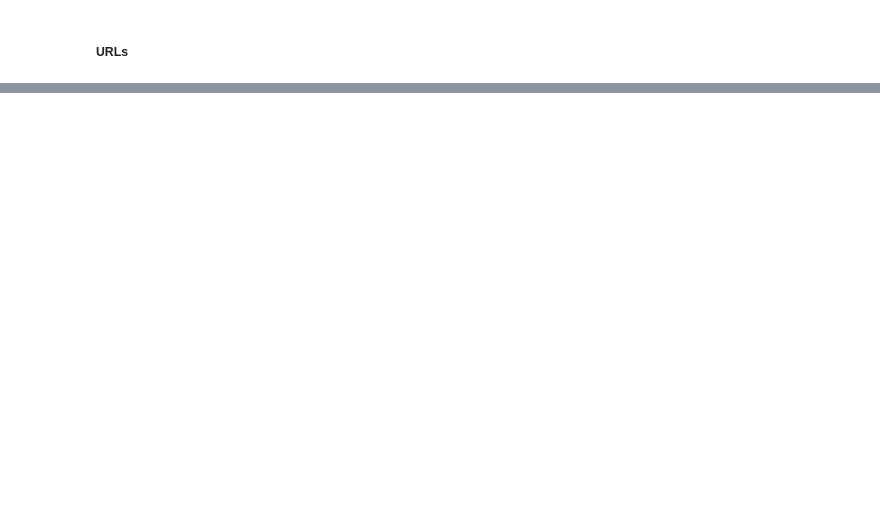
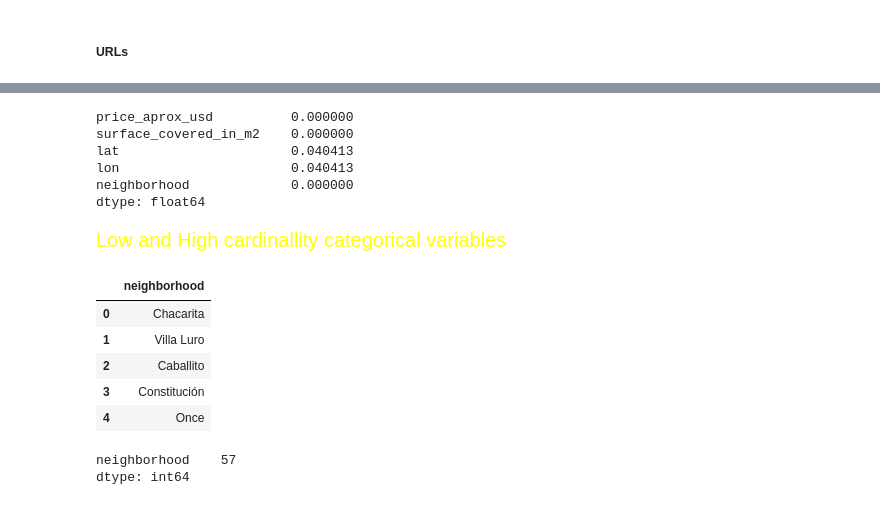
Before and after one commit to tech-ml-quant-luv/Applied_data_science_lab_worldquant, a Jupyter notebook: Project 2 - Housing in Buenos Aires/price_and_everything.ipynb, the cells around one changed output, grey strips where cells are left out. Cells and saved outputs as stored; diff of their text form; code cells hidden in the pictures; blank space fills up the shorter version.

```diff
--- a/Project 2 - Housing in Buenos Aires/price_and_everything.ipynb
+++ b/Project 2 - Housing in Buenos Aires/price_and_everything.ipynb
@@ -74,0 +104,25 @@
+# %%
+df.isnull().sum()/len(df)
+# %% [output]
+price_aprox_usd          0.000000
+surface_covered_in_m2    0.000000
+lat                      0.040413
+lon                      0.040413
+neighborhood             0.000000
+dtype: float64
+# %% [markdown]
+<p style="color:yellow; font-size:20px">Low and High cardinallity categorical variables</p>
+# %%
+df.select_dtypes("object").head()
+# %% [output]
+|  | neighborhood |
+| 0 | Chacarita |
+| 1 | Villa Luro |
+| 2 | Caballito |
+| 3 | Constitución |
+| 4 | Once |
+# %%
+df.select_dtypes("object").nunique()
+# %% [output]
+neighborhood    57
+dtype: int64
```
Also changed, not shown: parts of 24 cells of this notebook, 2 other files.
